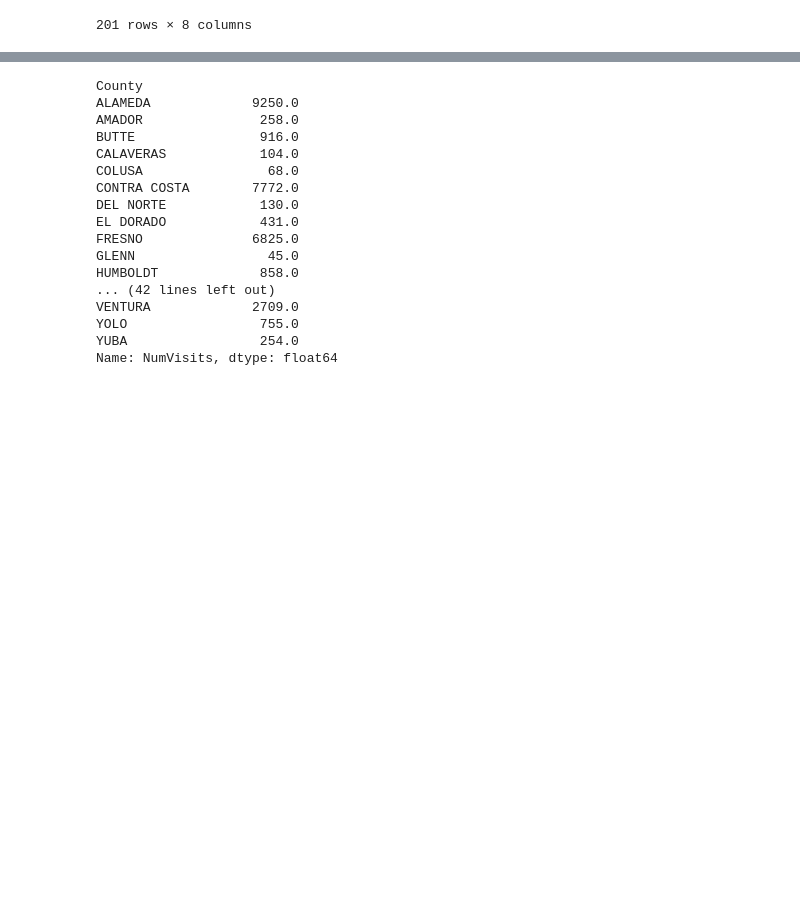
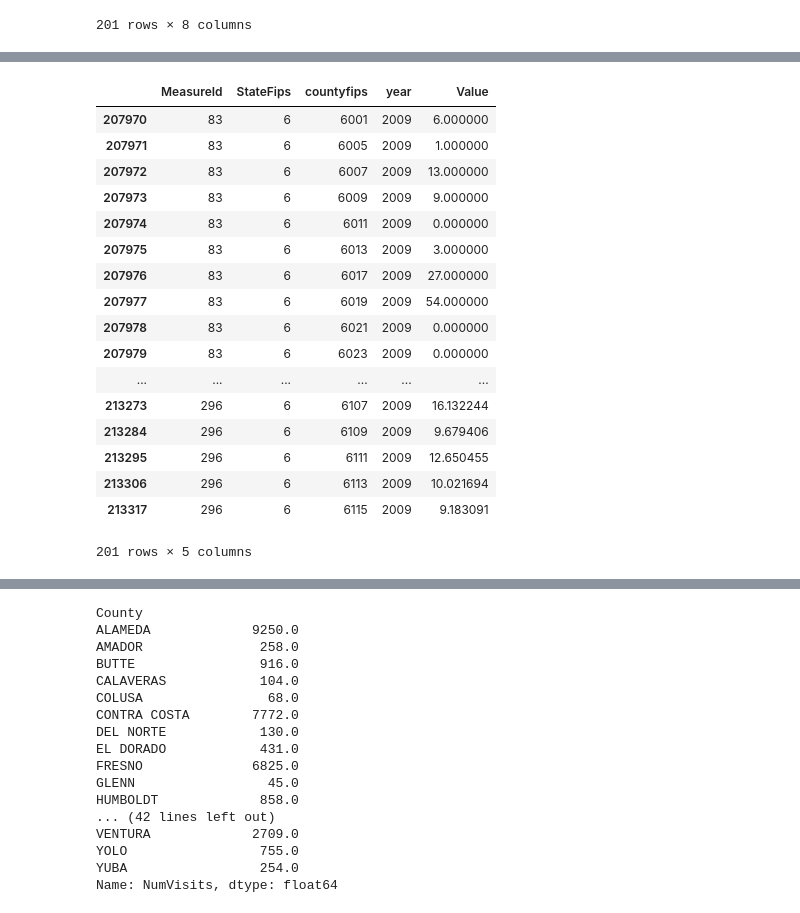
Before and after one commit to VanessaKnox/MVP-Solutions, a Jupyter notebook: masterprojectwork (asthma and ozone) .ipynb, the cells around one changed output, grey strips where cells are left out. Drawn from its saved outputs; the diff is of its cells as text; code cells hidden in the pictures; blank space fills up the shorter version.

```diff
--- a/masterprojectwork.ipynb
+++ b/masterprojectwork (asthma and ozone) .ipynb
@@ -341 +304,28 @@ cdc_df_abbreviated_2009_PM
+# %%
+final_cdc_df_2009 = cdc_df_abbreviated_2009_PM[['MeasureId','StateFips', 'CountyFips', 'ReportYear','Value']]
+final_cdc_df_2009 = final_cdc_df_2009.apply(pd.to_numeric)
+
+
+final_cdc_df_2009 = final_cdc_df_2009.rename(columns={'CountyFips': 'countyfips', 'ReportYear': 'year'})
+
+final_cdc_df_2009
+# %% [output]
+|  | MeasureId | StateFips | countyfips | year | Value |
+| 207970 | 83 | 6 | 6001 | 2009 | 6.000000 |
+| 207971 | 83 | 6 | 6005 | 2009 | 1.000000 |
+| 207972 | 83 | 6 | 6007 | 2009 | 13.000000 |
+| 207973 | 83 | 6 | 6009 | 2009 | 9.000000 |
+| 207974 | 83 | 6 | 6011 | 2009 | 0.000000 |
+| 207975 | 83 | 6 | 6013 | 2009 | 3.000000 |
+| 207976 | 83 | 6 | 6017 | 2009 | 27.000000 |
+| 207977 | 83 | 6 | 6019 | 2009 | 54.000000 |
+| 207978 | 83 | 6 | 6021 | 2009 | 0.000000 |
+| 207979 | 83 | 6 | 6023 | 2009 | 0.000000 |
+| ... | ... | ... | ... | ... | ... |
+| 213273 | 296 | 6 | 6107 | 2009 | 16.132244 |
+| 213284 | 296 | 6 | 6109 | 2009 | 9.679406 |
+| 213295 | 296 | 6 | 6111 | 2009 | 12.650455 |
+| 213306 | 296 | 6 | 6113 | 2009 | 10.021694 |
+| 213317 | 296 | 6 | 6115 | 2009 | 9.183091 |
+201 rows × 5 columns
 # %%
```
Also changed, not shown: parts of 20 cells of this notebook, 1 other file.
